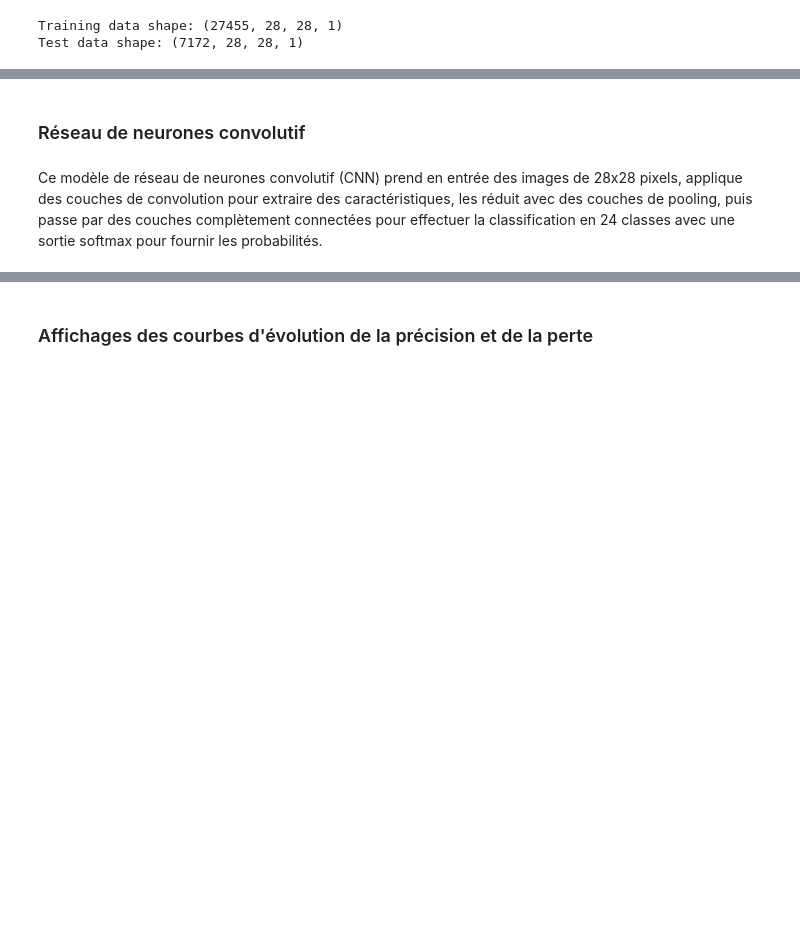
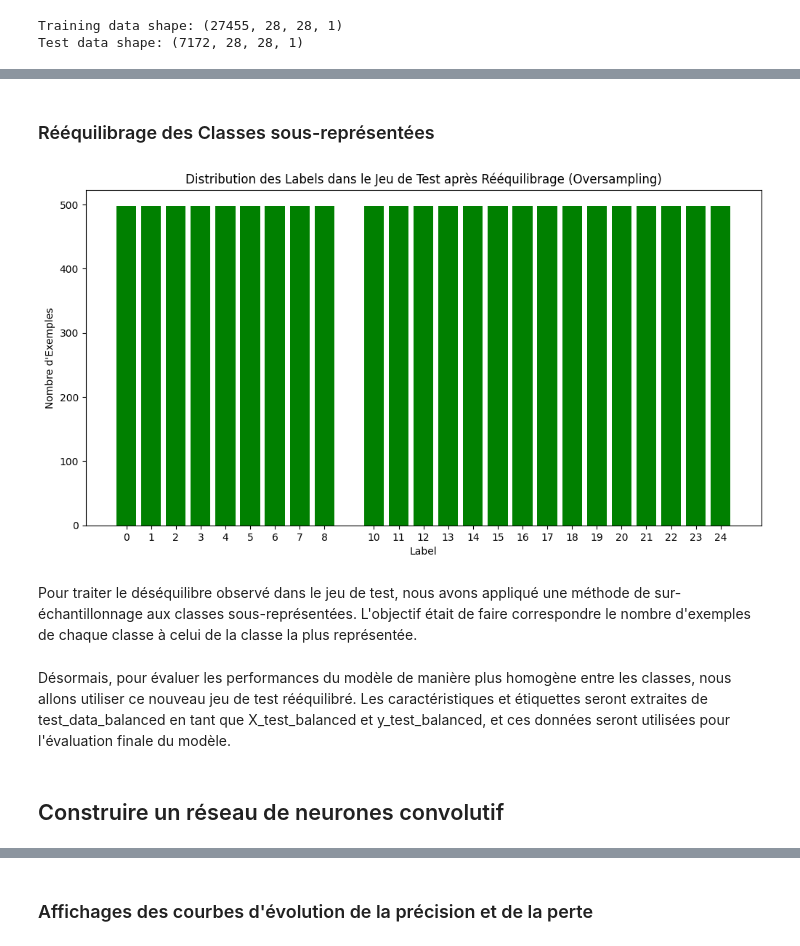
Before and after one commit to Matteo-go/5DEEP_PROJECT, a Jupyter notebook: main.ipynb, the cells around one changed output, grey strips where cells are left out. Cells and saved outputs as stored; diff of their text form; code cells hidden in the pictures; blank space fills up the shorter version.

```diff
--- a/main.ipynb
+++ b/main.ipynb
@@ -102,0 +162,34 @@ En résumé, bien que les datasets ne soient pas parfaitement équilibrés, ils
+# %% [markdown]
+### Rééquilibrage des Classes sous-représentées
+# %%
+# Trouver le nombre maximal d'exemples dans une classe
+max_samples = test_data['label'].value_counts().max()
+
+# Listes pour stocker les données équilibrées
+df_list = []
+
+# Pour chaque classe, augmenter les exemples sous-représentés en utilisant le sur-échantillonnage
+for label, group in test_data.groupby('label'):
+    if len(group) < max_samples:
+        # Sur-échantillonnage des classes sous-représentées
+        df_list.append(resample(group, replace=True, n_samples=max_samples, random_state=42))
+    else:
+        # Garder les classes déjà majoritaires telles quelles
+        df_list.append(group)
+
+# Combiner toutes les données resélectionnées
+test_data_balanced = pd.concat(df_list)
+
+# Vérifier la nouvelle distribution des labels après équilibrage
+test_label_distribution_balanced = test_data_balanced['label'].value_counts()
+plt.figure(figsize=(12, 6))
+plt.bar(test_label_distribution_balanced.index, test_label_distribution_balanced.values, color='green')
+plt.title('Distribution des Labels dans le Jeu de Test après Rééquilibrage (Oversampling)')
+plt.xlabel('Label')
+plt.ylabel('Nombre d\'Exemples')
+plt.xticks(test_label_distribution_balanced.index)
+plt.show()
+# %% [output]
+[figure, added]
+# %% [markdown]
+Pour traiter le déséquilibre observé dans le jeu de test, nous avons appliqué une méthode de sur-échantillonnage aux classes sous-représentées. L'objectif était de faire correspondre le nombre d'exemples de chaque classe à celui de la classe la plus représentée.
@@ -103,7 +199,7 @@ En résumé, bien que les datasets ne soient pas parfaitement équilibrés, ils
+# %% [markdown]
+Désormais, pour évaluer les performances du modèle de manière plus homogène entre les classes, nous allons utiliser ce nouveau jeu de test rééquilibré. Les caractéristiques et étiquettes seront extraites de test_data_balanced en tant que X_test_balanced et y_test_balanced, et ces données seront utilisées pour l'évaluation finale du modèle.
 # %% [markdown]
-### Réseau de neurones convolutif
+## Construire un réseau de neurones convolutif
-# %% [markdown]
-Ce modèle de réseau de neurones convolutif (CNN) prend en entrée des images de 28x28 pixels, applique des couches de convolution pour extraire des caractéristiques, les réduit avec des couches de pooling, puis passe par des couches complètement connectées pour effectuer la classification en 24 classes avec une sortie softmax pour fournir les probabilités.
 # %%
 def create_cnn_model(input_shape=(28, 28, 1), num_classes=25, optimizer='adam', dropout_rate=0.5, neurons=128):
     model = models.Sequential()
```
Also changed, not shown: parts of 51 cells of this notebook, 2 other files.
